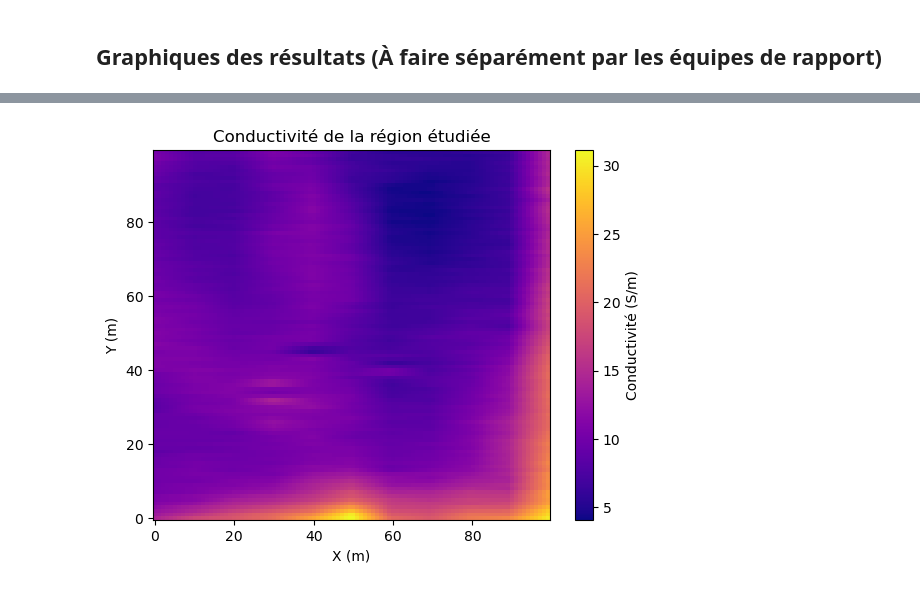
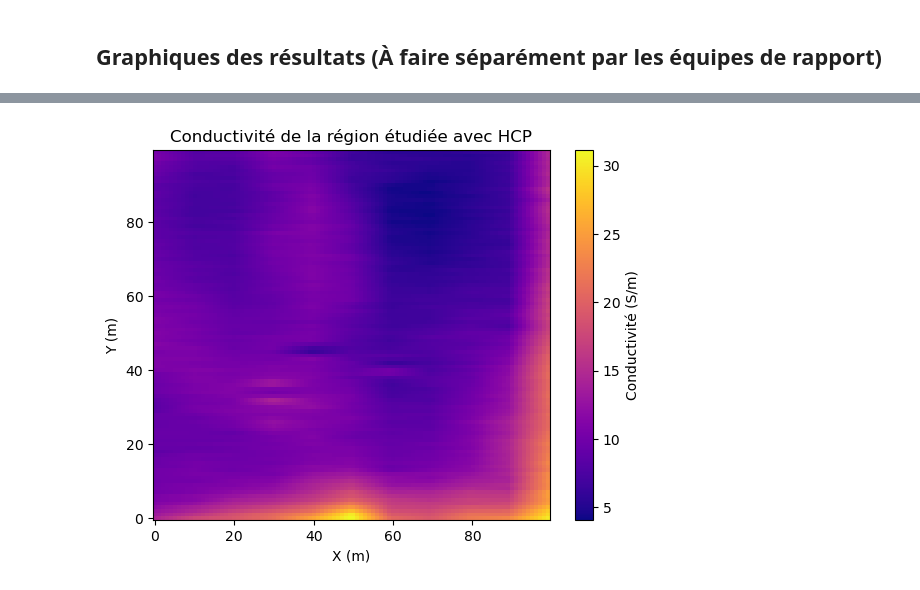
Before and after one commit to izzypol/hydrogeophys, a Jupyter notebook: EM31/Template traitement données EM-31 VCP_équipe 1.ipynb, the cells around one changed output, grey strips where cells are left out. Drawn from its saved outputs; the diff is of its cells as text; code cells hidden in the pictures.

```diff
--- a/EM31/Template traitement données EM-31 VCP_équipe 1.ipynb
+++ b/EM31/Template traitement données EM-31 VCP_équipe 1.ipynb
@@ -131,32 +131,32 @@ y_vals2 = []
 conductivity_vals2 = []
 
 for i, line_data in enumerate(all_data2):
     x = x_positions[i]
     x_vals2.extend([x] * len(line_data))
     y_vals2.extend(line_data['y'].tolist())
     conductivity_vals2.extend(line_data['conductivity'].tolist())
 
 # Convertir les listes en arrays numpy pour l'interpolation
 x_vals2 = np.array(x_vals)
 y_vals2 = np.array(y_vals)
 conductivity_vals2 = np.array(conductivity_vals)
 
 # Créer la grille pour l'interpolation
 x_min, x_max = min(x_positions), max(x_positions)
 y_min, y_max = min(y_vals), max(y_vals)
 x_grid, y_grid = np.meshgrid(np.linspace(x_min, x_max, 100), np.linspace(y_min, y_max, 100))
 
 # Interpoler les valeurs de conductivité sur la grille
 conductivity_grid2 = griddata((x_vals2, y_vals2), conductivity_vals2, (x_grid, y_grid), method='linear')
 
 # Générer une colormap avec les valeurs interpolées avec les paramètres de matplotlib
 # plt.figure(figsize=('X, Y de votre choix'))
 plt.imshow(conductivity_grid2, origin='lower', cmap= 'plasma', aspect='auto')
 plt.xlabel('X (m)')
 plt.ylabel('Y (m)')
-plt.title('Conductivité de la région étudiée')
+plt.title('Conductivité de la région étudiée avec HCP')
 plt.colorbar(label='Conductivité (S/m)')
 
 plt.show()
 # %% [output]
-[figure, old version]
+[figure, new version]
```
Also changed, not shown: parts of 1 cell of this notebook.
